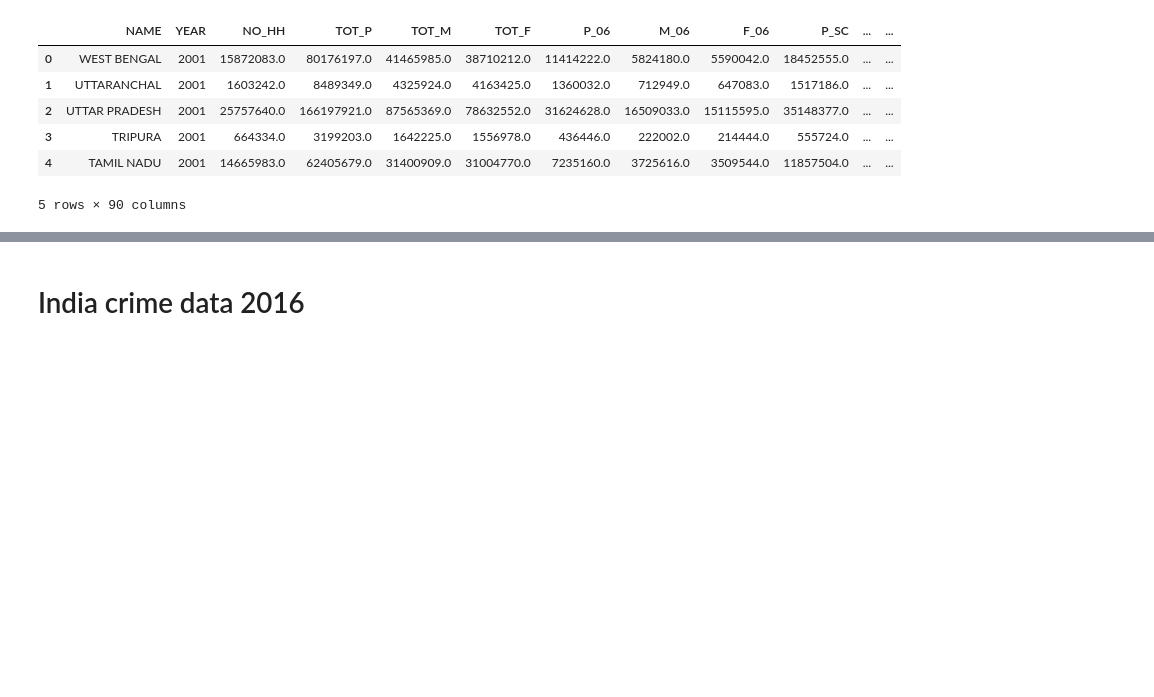
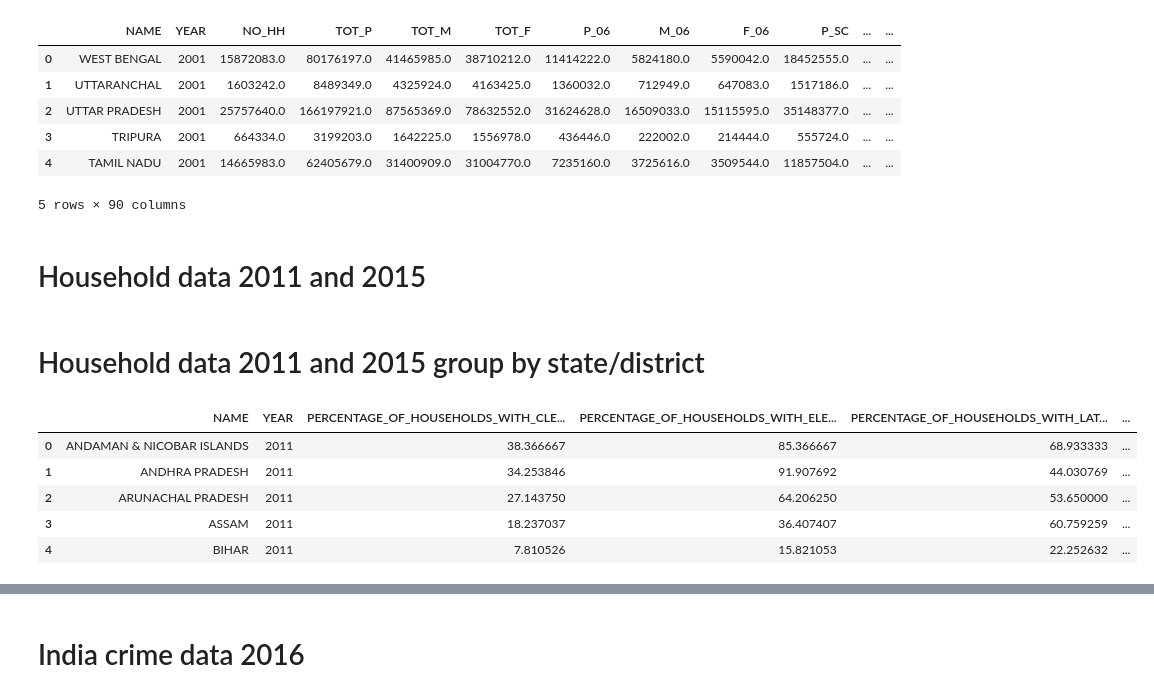
Before and after one commit to kurund/aangan-data-analysis, a Jupyter notebook: india-census/single-data-source.ipynb, the cells around one changed output, grey strips where cells are left out. Drawn from its saved outputs; the diff is of its cells as text; code cells hidden in the pictures; blank space fills up the shorter version.

Commit message:
added the household data to single data source csv

```diff
--- a/india-census/single-data-source.ipynb
+++ b/india-census/single-data-source.ipynb
@@ -96,3 +96,5 @@ datacomcenFinal.head()
 | 3 | TRIPURA | 2001 | 664334.0 | 3199203.0 | 1642225.0 | 1556978.0 | 436446.0 | 222002.0 | 214444.0 | 555724.0 | ... | ... |
 | 4 | TAMIL NADU | 2001 | 14665983.0 | 62405679.0 | 31400909.0 | 31004770.0 | 7235160.0 | 3725616.0 | 3509544.0 | 11857504.0 | ... | ... |
 5 rows × 90 columns
+# %% [markdown]
+# Household data 2011 and 2015
@@ -98,0 +125,34 @@ datacomcenFinal.head()
+# %% [markdown]
+# Household data 2011 and 2015  group by state/district
+# %%
+def getHHDis(df):
+    df.columns = df.columns.str.upper()
+    cols = list(df.columns.values)[3:]
+    df['STATE'] = df['STATE'].str.upper()
+    df['DISTRICT'] = df['DISTRICT'].str.title()
+    df.replace('JAMMU AND KASHMIR','JAMMU & KASHMIR',inplace=True)
+    df.replace('ANDAMAN AND NICOBAR ISLANDS','ANDAMAN & NICOBAR ISLANDS',inplace=True)
+    df.replace('DADRA AND NAGAR HAVELI','DADRA & NAGAR HAVELI',inplace=True)
+    df.replace('DAMAN AND DIU','DAMAN & DIU',inplace=True)
+    df.replace('DELHI','NCT OF DELHI',inplace=True)
+
+    dfstate   = df.groupby(['STATE','YEAR'])[cols].mean().reset_index()
+    dfstate   = dfstate.rename(index=str, columns={'STATE': 'NAME'})
+
+    dfdistrict   = df.groupby(['DISTRICT','YEAR'])[cols].mean().reset_index()
+    dfdistrict   = dfdistrict.rename(index=str, columns={'DISTRICT': 'NAME'})
+    dfcom = dfstate.append(dfdistrict,sort=False)
+
+    return dfcom
+
+dfHH2011 = getHHDis(dfcomHHF2011)
+dfHH2015 = getHHDis(dfcomHHF2015)
+dataHouseholdcom_2011_2015 = pd.concat([dfHH2011,dfHH2015],sort=False)
+dataHouseholdcom_2011_2015.head()
+# %% [output]
+|  | NAME | YEAR | PERCENTAGE_OF_HOUSEHOLDS_WITH_CLE... | PERCENTAGE_OF_HOUSEHOLDS_WITH_ELE... | PERCENTAGE_OF_HOUSEHOLDS_WITH_LAT... | ... |
+| 0 | ANDAMAN & NICOBAR ISLANDS | 2011 | 38.366667 | 85.366667 | 68.933333 | ... |
+| 1 | ANDHRA PRADESH | 2011 | 34.253846 | 91.907692 | 44.030769 | ... |
+| 2 | ARUNACHAL PRADESH | 2011 | 27.143750 | 64.206250 | 53.650000 | ... |
+| 3 | ASSAM | 2011 | 18.237037 | 36.407407 | 60.759259 | ... |
+| 4 | BIHAR | 2011 | 7.810526 | 15.821053 | 22.252632 | ... |
```
Also changed, not shown: parts of 4 cells of this notebook, 24 other files.
